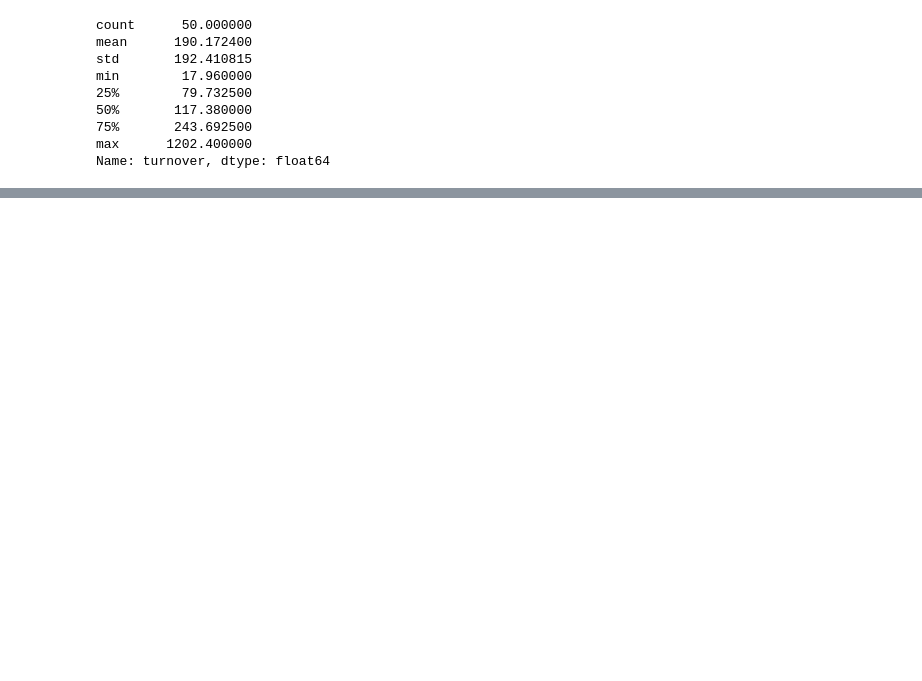
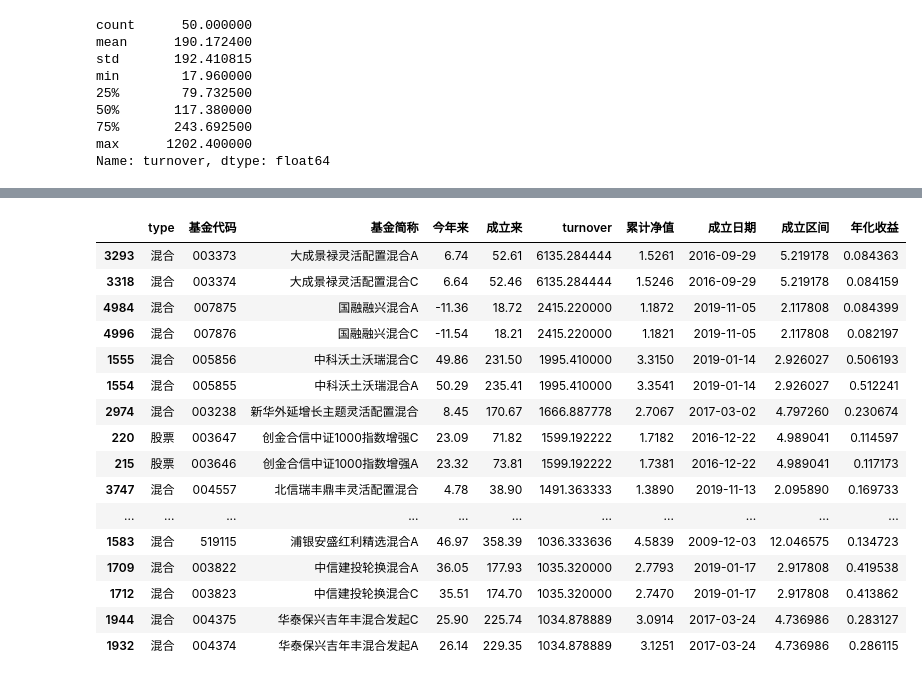
Before and after one commit to Rockyzsu/stock, a Jupyter notebook: analysis/基金年度收益.ipynb, the cells around one changed output, grey strips where cells are left out. Saved outputs shown, nothing was run; the diff lists cells and outputs as text; code cells hidden in the pictures; blank space fills up the shorter version.

```diff
--- a/analysis/基金年度收益.ipynb
+++ b/analysis/基金年度收益.ipynb
@@ -428,0 +347,20 @@ os.getcwd()
+# %%
+rank_fund_turnover_simple_new.sort_values('turnover',ascending=False).head(50)
+# %% [output]
+|  | type | 基金代码 | 基金简称 | 今年来 | 成立来 | turnover | 累计净值 | 成立日期 | 成立区间 | 年化收益 |
+| 3293 | 混合 | 003373 | 大成景禄灵活配置混合A | 6.74 | 52.61 | 6135.284444 | 1.5261 | 2016-09-29 | 5.219178 | 0.084363 |
+| 3318 | 混合 | 003374 | 大成景禄灵活配置混合C | 6.64 | 52.46 | 6135.284444 | 1.5246 | 2016-09-29 | 5.219178 | 0.084159 |
+| 4984 | 混合 | 007875 | 国融融兴混合A | -11.36 | 18.72 | 2415.220000 | 1.1872 | 2019-11-05 | 2.117808 | 0.084399 |
+| 4996 | 混合 | 007876 | 国融融兴混合C | -11.54 | 18.21 | 2415.220000 | 1.1821 | 2019-11-05 | 2.117808 | 0.082197 |
+| 1555 | 混合 | 005856 | 中科沃土沃瑞混合C | 49.86 | 231.50 | 1995.410000 | 3.3150 | 2019-01-14 | 2.926027 | 0.506193 |
+| 1554 | 混合 | 005855 | 中科沃土沃瑞混合A | 50.29 | 235.41 | 1995.410000 | 3.3541 | 2019-01-14 | 2.926027 | 0.512241 |
+| 2974 | 混合 | 003238 | 新华外延增长主题灵活配置混合 | 8.45 | 170.67 | 1666.887778 | 2.7067 | 2017-03-02 | 4.797260 | 0.230674 |
+| 220 | 股票 | 003647 | 创金合信中证1000指数增强C | 23.09 | 71.82 | 1599.192222 | 1.7182 | 2016-12-22 | 4.989041 | 0.114597 |
+| 215 | 股票 | 003646 | 创金合信中证1000指数增强A | 23.32 | 73.81 | 1599.192222 | 1.7381 | 2016-12-22 | 4.989041 | 0.117173 |
+| 3747 | 混合 | 004557 | 北信瑞丰鼎丰灵活配置混合 | 4.78 | 38.90 | 1491.363333 | 1.3890 | 2019-11-13 | 2.095890 | 0.169733 |
+| ... | ... | ... | ... | ... | ... | ... | ... | ... | ... | ... |
+| 1583 | 混合 | 519115 | 浦银安盛红利精选混合A | 46.97 | 358.39 | 1036.333636 | 4.5839 | 2009-12-03 | 12.046575 | 0.134723 |
+| 1709 | 混合 | 003822 | 中信建投轮换混合A | 36.05 | 177.93 | 1035.320000 | 2.7793 | 2019-01-17 | 2.917808 | 0.419538 |
+| 1712 | 混合 | 003823 | 中信建投轮换混合C | 35.51 | 174.70 | 1035.320000 | 2.7470 | 2019-01-17 | 2.917808 | 0.413862 |
+| 1944 | 混合 | 004375 | 华泰保兴吉年丰混合发起C | 25.90 | 225.74 | 1034.878889 | 3.0914 | 2017-03-24 | 4.736986 | 0.283127 |
+| 1932 | 混合 | 004374 | 华泰保兴吉年丰混合发起A | 26.14 | 229.35 | 1034.878889 | 3.1251 | 2017-03-24 | 4.736986 | 0.286115 |
```
Also changed, not shown: parts of 106 cells of this notebook.
